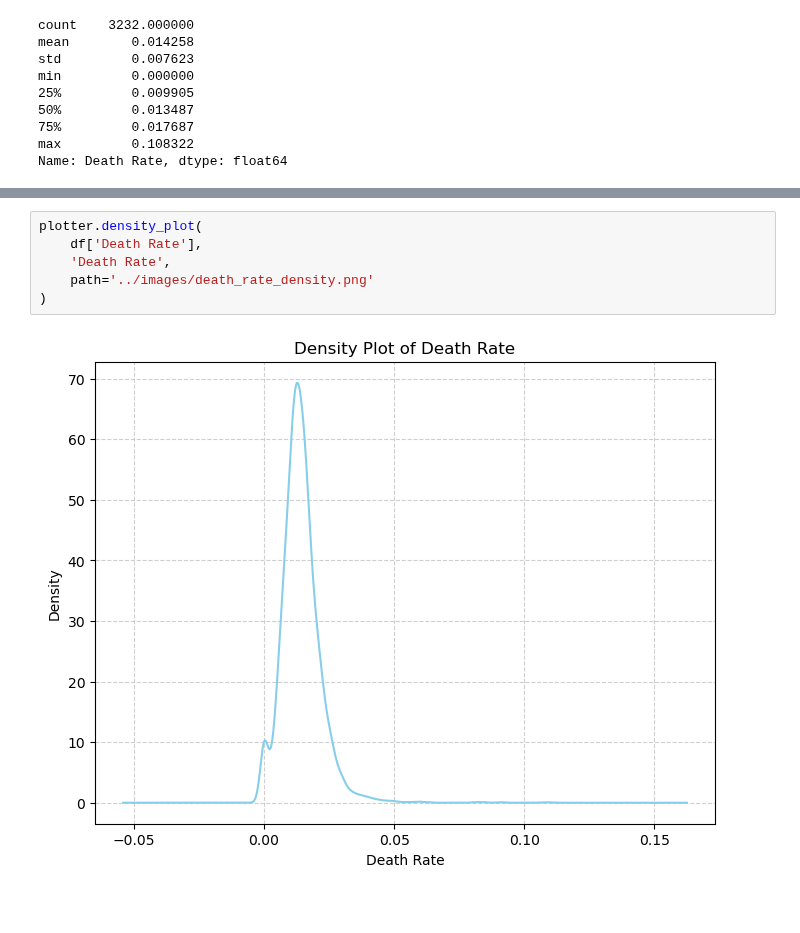
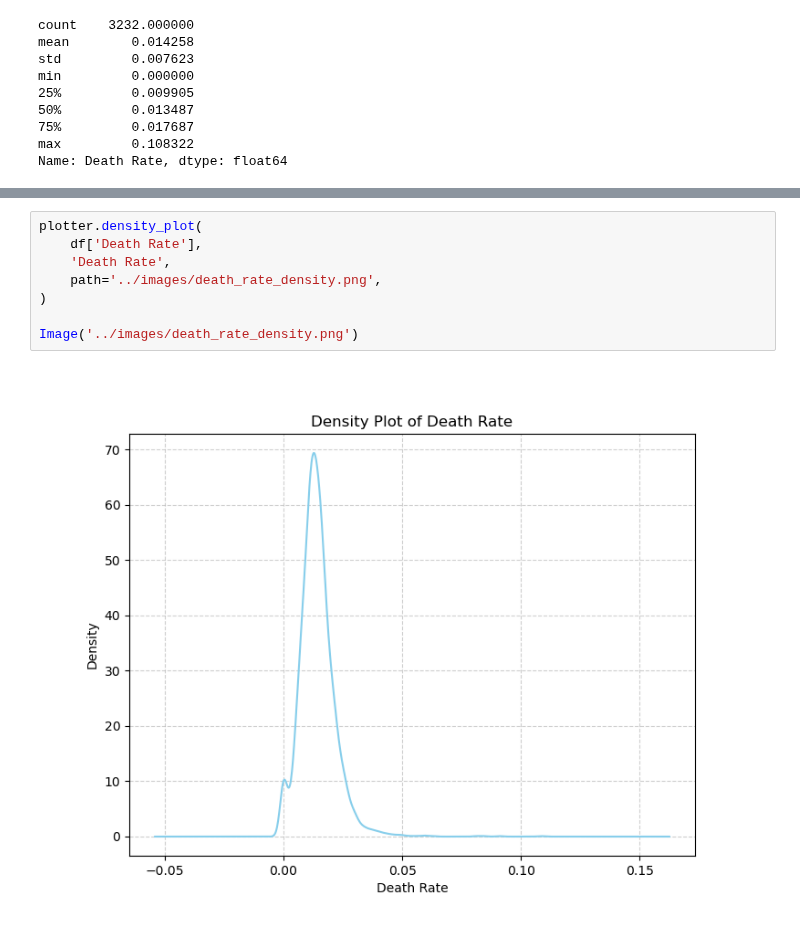
Before and after one commit to AppleBoiy/cs203-c19-analysis, a Jupyter notebook: code/preview.ipynb, the cells around one changed output, grey strips where cells are left out. Drawn from its saved outputs; the diff is of its cells as text; blank space fills up the shorter version.

```diff
--- a/code/preview.ipynb
+++ b/code/preview.ipynb
@@ -53,8 +58,10 @@ plotter.box_plot(
 # %%
 plotter.density_plot(
     df['Death Rate'],
     'Death Rate',
-    path='../images/death_rate_density.png'
+    path='../images/death_rate_density.png',
 )
+
+Image('../images/death_rate_density.png')
 # %% [output]
-[figure, old version]
+[figure, new version]
```
Also changed, not shown: parts of 4 cells of this notebook, 6 other files.
